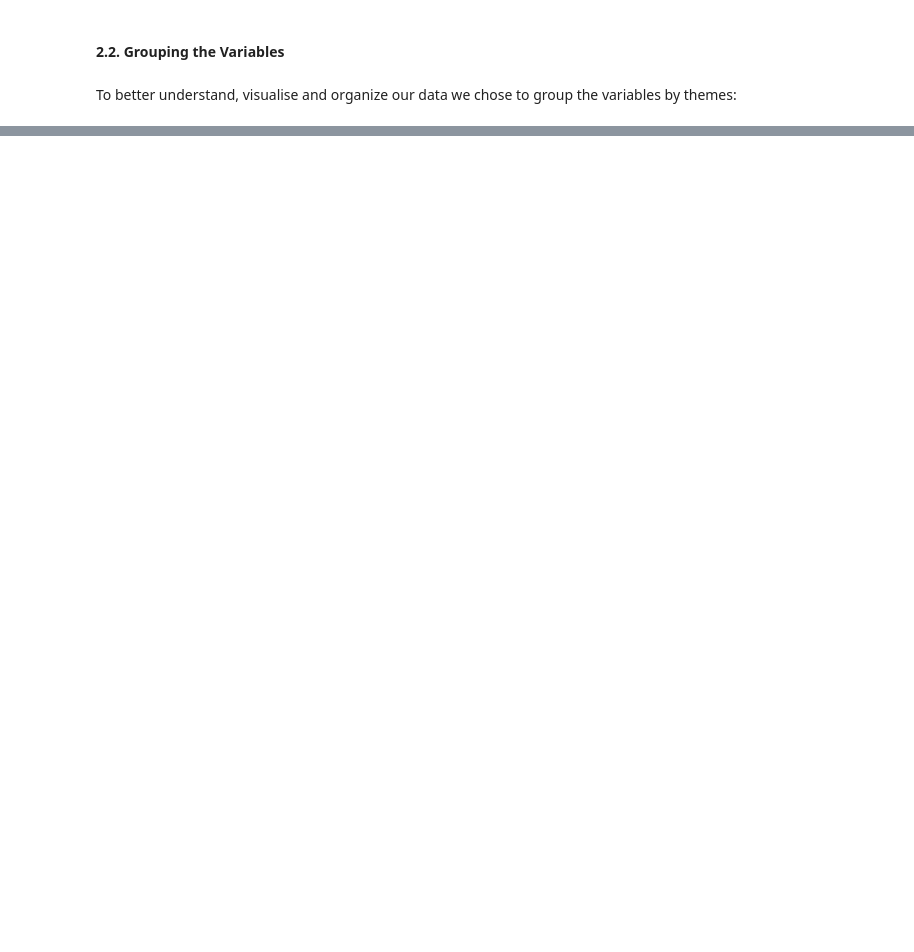
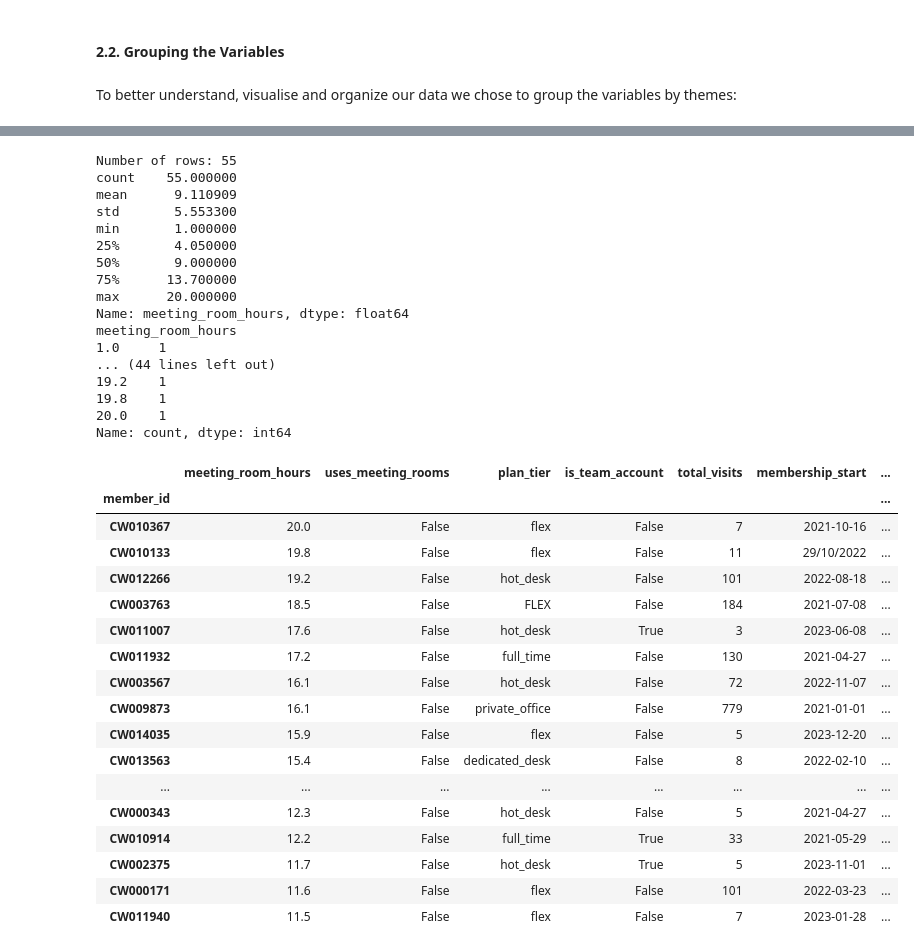
Before and after one commit to tomasmuachoDSAN/DataMining2627, a Jupyter notebook: notebooks/Group30_EDA_Code.ipynb, the cells around one changed output, grey strips where cells are left out. Drawn from its saved outputs; the diff is of its cells as text; code cells hidden in the pictures; blank space fills up the shorter version.

```diff
--- a/notebooks/Group30_EDA_Code.ipynb
+++ b/notebooks/Group30_EDA_Code.ipynb
@@ -162,0 +354,24 @@ To better understand, visualise and organize our data we chose to group the vari
+# %%
+# absolute duplicated rows (100% equal)
+n_dup_rows = df_acdcd_data.duplicated().sum()
+
+# duplicated by member_id
+n_dup_ids = df_acdcd_data.index.duplicated().sum()
+n_members = df_acdcd_data.index.nunique()
+print(f"Absolute duplicated rows : {n_dup_rows}")
+print(f"Duplicated member_id's   : {n_dup_ids}")
+print(f"Unique member_id's       : {n_members}")
+print(f"Total rows in dataset    : {len(df_acdcd_data)}")
+
+
+
+# absolute duplicated rows remotion
+if n_dup_rows > 0:
+    df_acdcd_data = df_acdcd_data.drop_duplicates()
+    print(f"\n[SUCCESS] {n_dup_rows} identical rows removed.")
+
+# duplicated by member_id inspection
+if n_dup_ids > 0:
+    print(f"\n[WARNING] There are {n_dup_ids} duplicate 'member_id' index entries!")
+else:
+    print("\n[OK] All 'member_id' index values are unique.")
@@ -162,0 +472,51 @@ To better understand, visualise and organize our data we chose to group the vari
+# %%
+# members who say they never used meeting rooms, but have hours > 0
+mask_incons = (~df_acdcd_data['uses_meeting_rooms']) & (df_acdcd_data['meeting_room_hours'] > 0)
+incons_rows = df_acdcd_data.loc[mask_incons]
+
+print("Number of rows:", len(incons_rows))
+print(incons_rows['meeting_room_hours'].describe())
+#which columns with no usage of room have meeting_room hours?
+print(incons_rows['meeting_room_hours'].value_counts().sort_index())
+print()
+# columns that help to understand them
+cols_view = ['meeting_room_hours', 'uses_meeting_rooms', 'plan_tier',
+             'is_team_account', 'total_visits', 'membership_start',
+             'membership_end', 'lifetime_value']
+incons_rows[cols_view].sort_values('meeting_room_hours', ascending=False).head(20)
+# %% [output]
+Number of rows: 55
+count    55.000000
+mean      9.110909
+std       5.553300
+min       1.000000
+25%       4.050000
+50%       9.000000
+75%      13.700000
+max      20.000000
+Name: meeting_room_hours, dtype: float64
+meeting_room_hours
+1.0     1
+... (44 lines left out)
+19.2    1
+19.8    1
+20.0    1
+Name: count, dtype: int64
+|  | meeting_room_hours | uses_meeting_rooms | plan_tier | is_team_account | total_visits | membership_start | ... |
+| member_id |  |  |  |  |  |  | ... |
+| CW010367 | 20.0 | False | flex | False | 7 | 2021-10-16 | ... |
+| CW010133 | 19.8 | False | flex | False | 11 | 29/10/2022 | ... |
+| CW012266 | 19.2 | False | hot_desk | False | 101 | 2022-08-18 | ... |
+| CW003763 | 18.5 | False | FLEX | False | 184 | 2021-07-08 | ... |
+| CW011007 | 17.6 | False | hot_desk | True | 3 | 2023-06-08 | ... |
+| CW011932 | 17.2 | False | full_time | False | 130 | 2021-04-27 | ... |
+| CW003567 | 16.1 | False | hot_desk | False | 72 | 2022-11-07 | ... |
+| CW009873 | 16.1 | False | private_office | False | 779 | 2021-01-01 | ... |
+| CW014035 | 15.9 | False | flex | False | 5 | 2023-12-20 | ... |
+| CW013563 | 15.4 | False | dedicated_desk | False | 8 | 2022-02-10 | ... |
+| ... | ... | ... | ... | ... | ... | ... | ... |
+| CW000343 | 12.3 | False | hot_desk | False | 5 | 2021-04-27 | ... |
+| CW010914 | 12.2 | False | full_time | True | 33 | 2021-05-29 | ... |
+| CW002375 | 11.7 | False | hot_desk | True | 5 | 2023-11-01 | ... |
+| CW000171 | 11.6 | False | flex | False | 101 | 2022-03-23 | ... |
+| CW011940 | 11.5 | False | flex | False | 7 | 2023-01-28 | ... |
```
Also changed, not shown: parts of 32 cells of this notebook.
